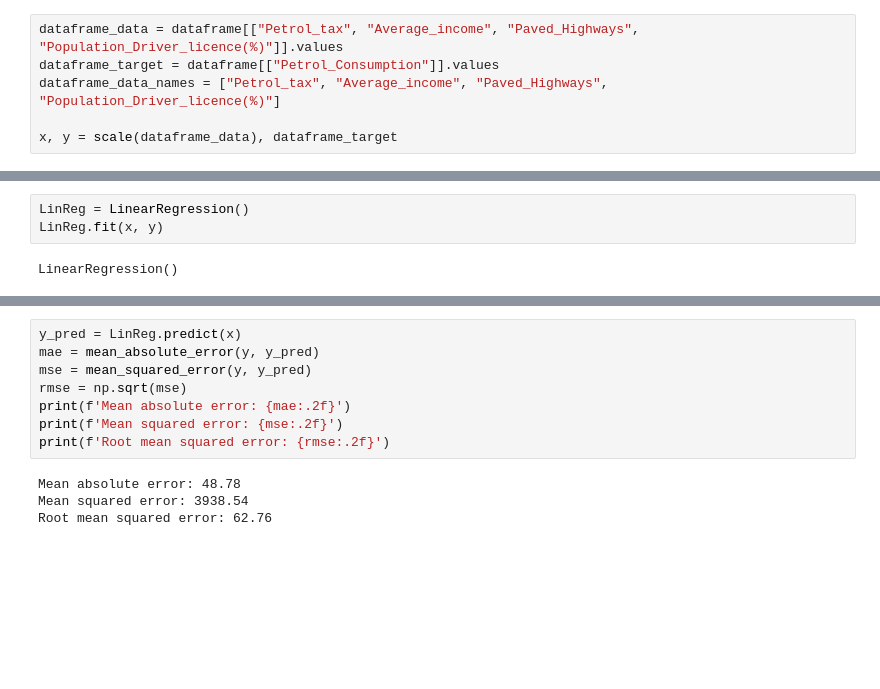
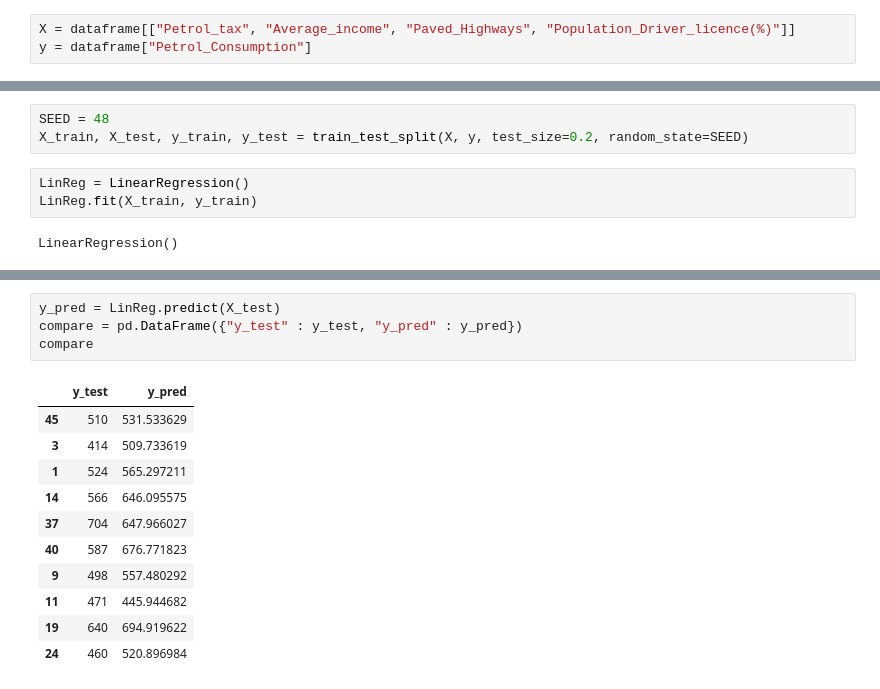
Before and after one commit to Leywa-git/Start_UP_IT_PDS2, a Jupyter notebook: Lesson_35/dz_35_2.ipynb, the cells around one changed output, grey strips where cells are left out. Saved outputs shown, nothing was run; the diff lists cells and outputs as text; blank space fills up the shorter version.

```diff
--- a/Lesson_35/dz_35_2.ipynb
+++ b/Lesson_35/dz_35_2.ipynb
@@ -52,6 +64,3 @@ for var in variables:
 # %%
-dataframe_data = dataframe[["Petrol_tax", "Average_income", "Paved_Highways", "Population_Driver_licence(%)"]].values
-dataframe_target = dataframe[["Petrol_Consumption"]].values
-dataframe_data_names = ["Petrol_tax", "Average_income", "Paved_Highways", "Population_Driver_licence(%)"]
-
-x, y = scale(dataframe_data), dataframe_target
+X = dataframe[["Petrol_tax", "Average_income", "Paved_Highways", "Population_Driver_licence(%)"]]
+y = dataframe["Petrol_Consumption"]
@@ -63,6 +71,9 @@ array([], dtype=float64)
+# %%
+SEED = 48
+X_train, X_test, y_train, y_test = train_test_split(X, y, test_size=0.2, random_state=SEED)
 # %%
 LinReg = LinearRegression()
-LinReg.fit(x, y)
+LinReg.fit(X_train, y_train)
 # %% [output]
 LinearRegression()
 # %%
@@ -83,12 +91,16 @@ plt.show()
 # %%
-y_pred = LinReg.predict(x)
-mae = mean_absolute_error(y, y_pred)
-mse = mean_squared_error(y, y_pred)
-rmse = np.sqrt(mse)
-print(f'Mean absolute error: {mae:.2f}')
-print(f'Mean squared error: {mse:.2f}')
-print(f'Root mean squared error: {rmse:.2f}')
+y_pred = LinReg.predict(X_test)
+compare = pd.DataFrame({"y_test" : y_test, "y_pred" : y_pred})
+compare
 # %% [output]
-Mean absolute error: 48.78
-Mean squared error: 3938.54
-Root mean squared error: 62.76
+|  | y_test | y_pred |
+| 45 | 510 | 531.533629 |
+| 3 | 414 | 509.733619 |
+| 1 | 524 | 565.297211 |
+| 14 | 566 | 646.095575 |
+| 37 | 704 | 647.966027 |
+| 40 | 587 | 676.771823 |
+| 9 | 498 | 557.480292 |
+| 11 | 471 | 445.944682 |
+| 19 | 640 | 694.919622 |
+| 24 | 460 | 520.896984 |
```
Also changed, not shown: parts of 11 cells of this notebook, 1 other file.
